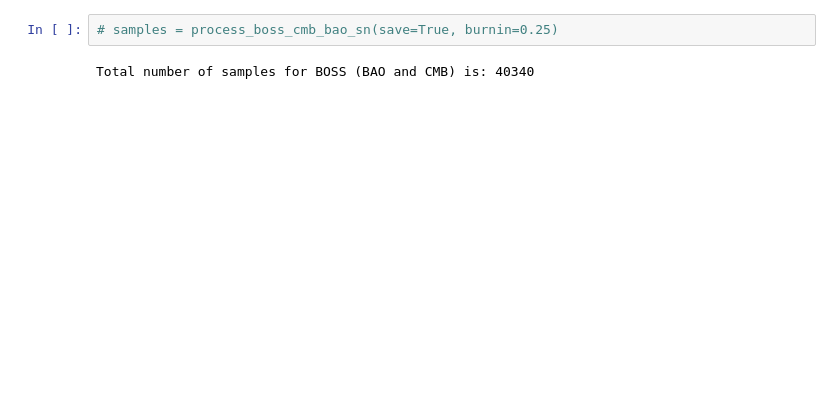
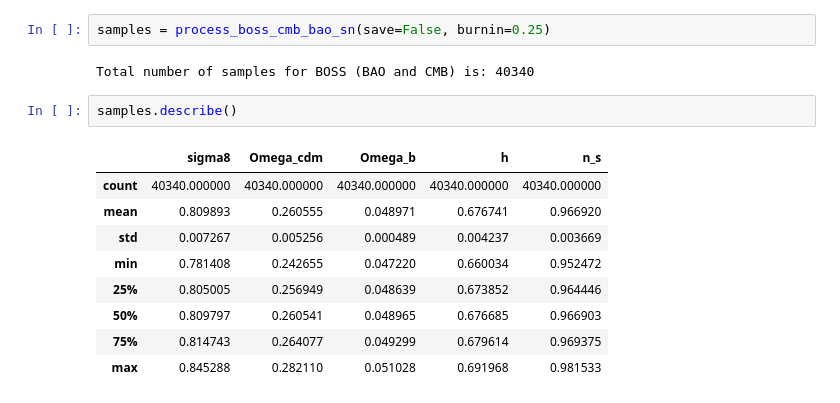
Before and after one commit to Harry45/emuflow, a Jupyter notebook: processing.ipynb, the cells around one changed output. Drawn from its saved outputs; the diff is of its cells as text; blank space fills up the shorter version.

```diff
--- a/processing.ipynb
+++ b/processing.ipynb
@@ -420,6 +434,18 @@ def process_boss_cmb_bao_sn(save=False, burnin=None, thin = None):
         df.to_csv(f'samples/{fname_save}.csv')
     return df
 # %%
-# samples = process_boss_cmb_bao_sn(save=True, burnin=0.25)
+samples = process_boss_cmb_bao_sn(save=False, burnin=0.25)
 # %% [output]
 Total number of samples for BOSS (BAO and CMB) is: 40340
+# %%
+samples.describe()
+# %% [output]
+|  | sigma8 | Omega_cdm | Omega_b | h | n_s |
+| count | 40340.000000 | 40340.000000 | 40340.000000 | 40340.000000 | 40340.000000 |
+| mean | 0.809893 | 0.260555 | 0.048971 | 0.676741 | 0.966920 |
+| std | 0.007267 | 0.005256 | 0.000489 | 0.004237 | 0.003669 |
+| min | 0.781408 | 0.242655 | 0.047220 | 0.660034 | 0.952472 |
+| 25% | 0.805005 | 0.256949 | 0.048639 | 0.673852 | 0.964446 |
+| 50% | 0.809797 | 0.260541 | 0.048965 | 0.676685 | 0.966903 |
+| 75% | 0.814743 | 0.264077 | 0.049299 | 0.679614 | 0.969375 |
+| max | 0.845288 | 0.282110 | 0.051028 | 0.691968 | 0.981533 |
```
Also changed, not shown: parts of 3 cells of this notebook, 1 other file.
